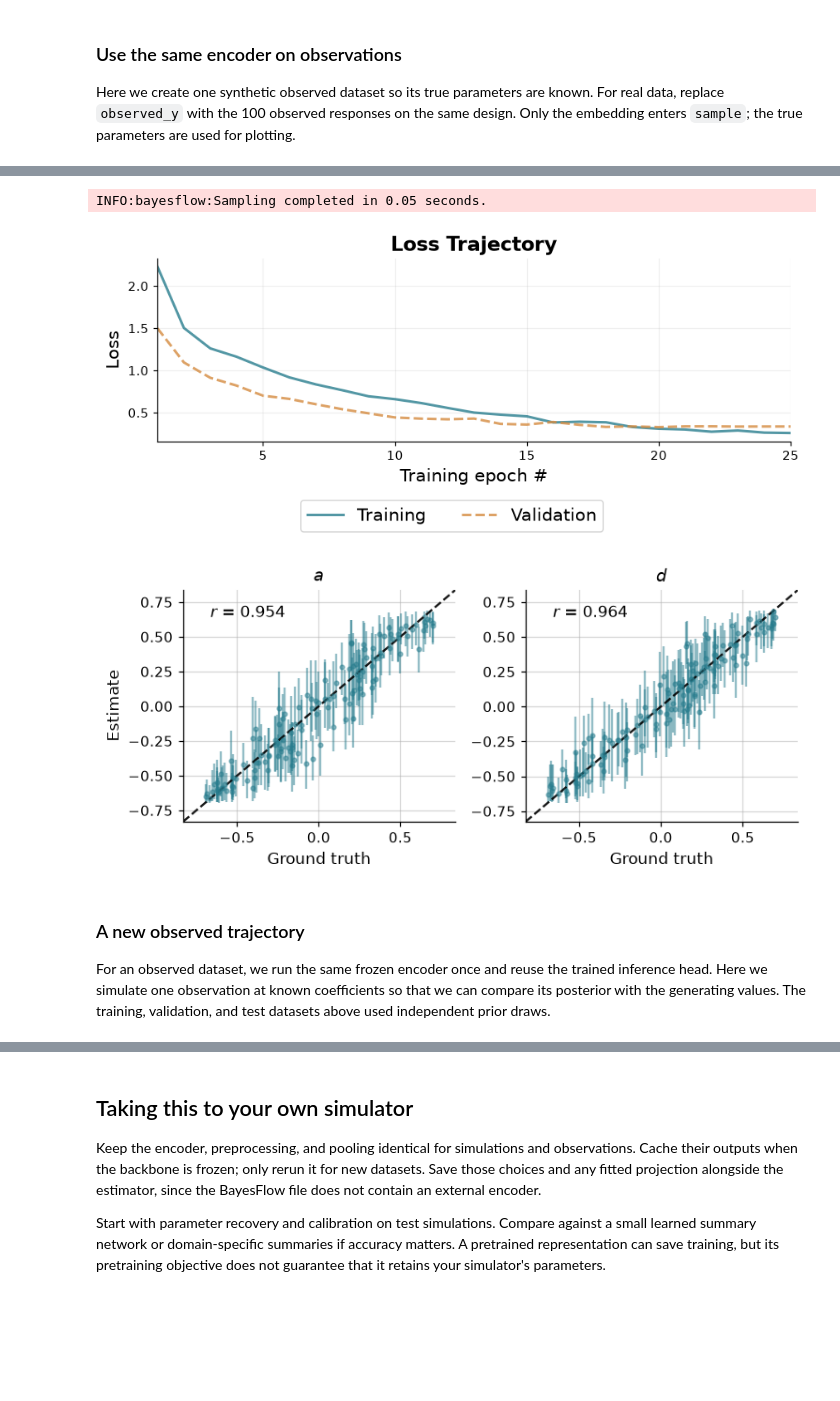
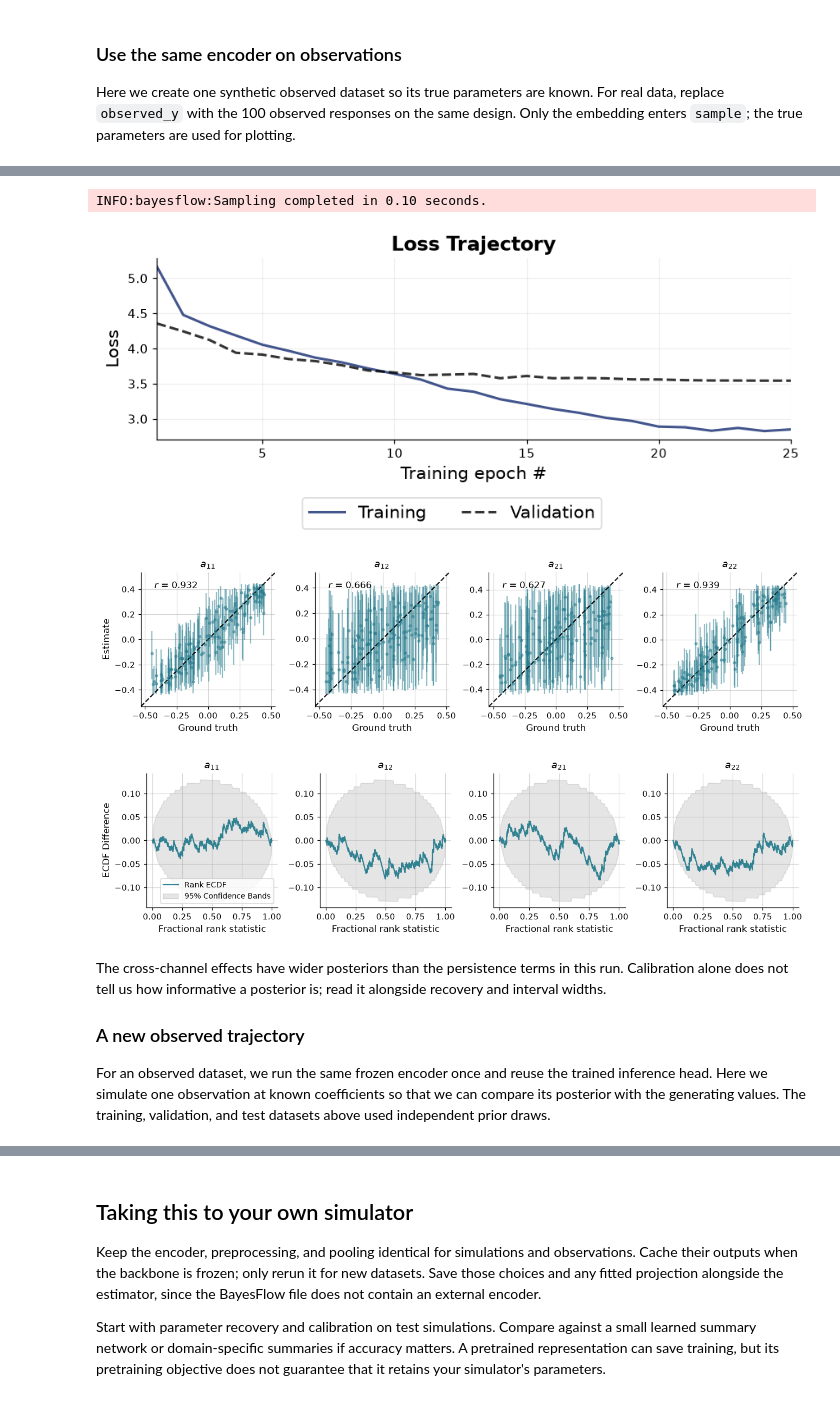
Before and after one commit to stefanradev93/BayesFlow, a Jupyter notebook: examples/Foundation_Model_Backbones.ipynb, the cells around one changed output, grey strips where cells are left out. Cells and saved outputs as stored; diff of their text form; code cells hidden in the pictures; blank space fills up the shorter version.

```diff
--- a/examples/Foundation_Model_Backbones.ipynb
+++ b/examples/Foundation_Model_Backbones.ipynb
@@ -290,10 +296,10 @@ var_theta = rng.uniform(-0.7, 0.7, size=(4096 + 512 + 128, 2)).astype("float32")
 var_series = simulate_var(var_theta)
 # %%
-from chronos import ChronosBoltPipeline
+from chronos import Chronos2Pipeline
 
-chronos = ChronosBoltPipeline.from_pretrained(
-    "amazon/chronos-bolt-tiny",
+chronos = Chronos2Pipeline.from_pretrained(
+    "amazon/chronos-2",
     device_map=device,
     dtype=torch.float32,
 )
-chronos.model.eval()
+chronos.model.eval();
@@ -324,11 +314,9 @@ The adapter maps the bounded persistence coefficients to an unconstrained traini
 # %%
-def embed_var(series, batch_size=64):
-    summaries = []
-    for batch in torch.from_numpy(series).split(batch_size):
-        tokens, (location, scale) = chronos.embed(batch.flatten(0, 1))
-        per_channel = torch.cat([tokens[:, -1], location[:, None], scale[:, None]], dim=-1)
-        summaries.append(per_channel.reshape(len(batch), -1).cpu().numpy())
-    return np.concatenate(summaries).astype("float32")
+def embed_var(series):
+    tokens, loc_scale = chronos.embed(series, batch_size=64)
+    pooled = torch.stack([item[:, :-2].mean(1).flatten() for item in tokens])
+    stats = torch.stack([torch.cat(pair, dim=-1).flatten() for pair in loc_scale])
+    return torch.cat((pooled, stats), dim=-1).numpy()
 
 
 var_embedding = embed_var(var_series)
@@ -337,19 +325,18 @@ var_validation = {"theta": var_theta[4096:4608], "embedding": var_embedding[4096
 var_test = {"theta": var_theta[4608:], "embedding": var_embedding[4608:]}
 # %%
 var_adapter = (
-    bf.Adapter().constrain("theta", lower=-0.7, upper=0.7)
+    bf.Adapter().constrain("theta", lower=-0.45, upper=0.45)
     .rename("theta", "inference_variables").rename("embedding", "inference_conditions")
 )
 
 var_workflow = bf.BasicWorkflow(
     adapter=var_adapter,
-    summary_network=None,
     inference_network=bf.networks.CouplingFlow(
         depth=2,
         transform="spline",
-        subnet_kwargs={"widths": [32, 32], "dropout": 0.3},
+        subnet_kwargs={"widths": [32, 32], "dropout": 0.5},
     ),
-    standardize=["inference_variables", "inference_conditions"],
+    standardize="all",
     initial_learning_rate=1e-3,
 )
 
@@ -378,29 +365,36 @@ INFO:bayesflow:Training completed in 55.75 seconds.
 # %%
-bf.diagnostics.loss(
-    var_history, smoothing_factor=0, train_color="#287D8E", val_color="#D58B40", val_marker="", figsize=(8, 3.5)
-)
+bf.diagnostics.loss(var_history, smoothing_factor=0, val_marker="", figsize=(8, 3.5))
 
 var_samples = var_workflow.sample(conditions={"embedding": var_test["embedding"]}, num_samples=500)["theta"]
 
 bf.diagnostics.recovery(
     estimates=var_samples,
     targets=var_test["theta"],
-    variable_names=["$a$", "$d$"],
+    variable_names=var_names,
     uncertainty_agg_kwargs={"prob": 0.9},
     color="#287D8E",
-    num_col=2,
-    figsize=(7, 3.2),
+    num_col=4,
+    figsize=(12, 3.2),
     markersize=3,
     label_fontsize=11,
     title_fontsize=12,
     metric_fontsize=11,
     tick_fontsize=10
 )
+
+bf.diagnostics.calibration_ecdf(
+    estimates=var_samples, targets=var_test["theta"], variable_names=var_names,
+    difference=True, num_col=4, figsize=(12, 3.2), rank_ecdf_color="#287D8E",
+    label_fontsize=11, title_fontsize=12, tick_fontsize=10, legend_fontsize=9,
+);
 # %% [output]
-INFO:bayesflow:Sampling completed in 0.05 seconds.
+INFO:bayesflow:Sampling completed in 0.10 seconds.
-[figure, old version]
+[figure, new version]
-[figure, old version]
+[figure, new version]
+[figure, added]
 # %% [markdown]
+The cross-channel effects have wider posteriors than the persistence terms in this run. Calibration alone does not tell us how informative a posterior is; read it alongside recovery and interval widths.
+
 ### A new observed trajectory
 
 For an observed dataset, we run the same frozen encoder once and reuse the trained inference head. Here we simulate one observation at known coefficients so that we can compare its posterior with the generating values. The training, validation, and test datasets above used independent prior draws.
```
Also changed, not shown: parts of 14 cells of this notebook.
